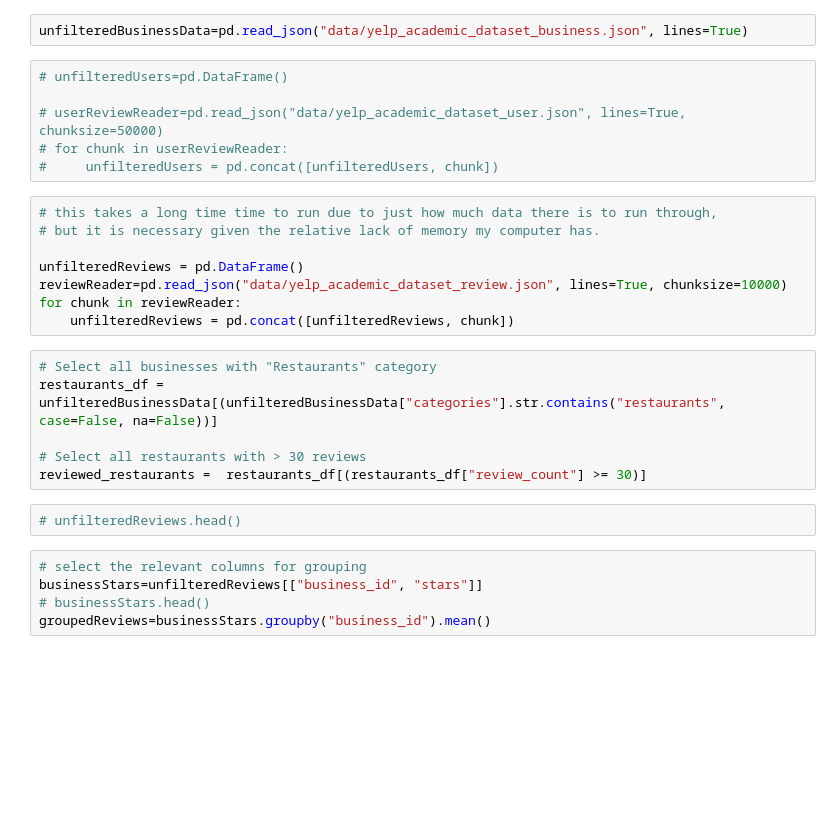
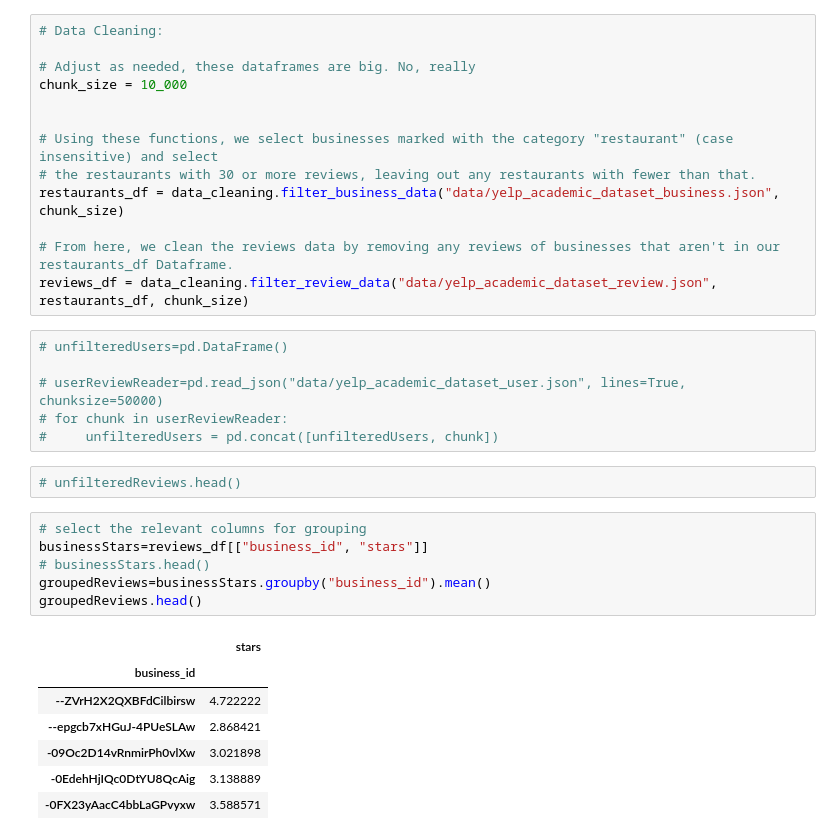
Before and after one commit to uic-cs418/group-project-better-late-than-never, a Jupyter notebook: InitialExploration.ipynb, the cells around one changed output. Cells and saved outputs as stored; diff of their text form; blank space fills up the shorter version.

```diff
--- a/InitialExploration.ipynb
+++ b/InitialExploration.ipynb
@@ -8,32 +10,38 @@ import plotly.express as px
 # %%
-unfilteredBusinessData=pd.read_json("data/yelp_academic_dataset_business.json", lines=True)
+# Data Cleaning:
+
+# Adjust as needed, these dataframes are big. No, really
+chunk_size = 10_000
+
+
+# Using these functions, we select businesses marked with the category "restaurant" (case insensitive) and select
+# the restaurants with 30 or more reviews, leaving out any restaurants with fewer than that.
+restaurants_df = data_cleaning.filter_business_data("data/yelp_academic_dataset_business.json", chunk_size)
+
+# From here, we clean the reviews data by removing any reviews of businesses that aren't in our restaurants_df Dataframe.
+reviews_df = data_cleaning.filter_review_data("data/yelp_academic_dataset_review.json", restaurants_df, chunk_size)
 # %%
 # unfilteredUsers=pd.DataFrame()
 
 # userReviewReader=pd.read_json("data/yelp_academic_dataset_user.json", lines=True, chunksize=50000)
 # for chunk in userReviewReader:
 #     unfilteredUsers = pd.concat([unfilteredUsers, chunk])
-# %%
-# this takes a long time time to run due to just how much data there is to run through,
-# but it is necessary given the relative lack of memory my computer has.
-
-unfilteredReviews = pd.DataFrame()
-reviewReader=pd.read_json("data/yelp_academic_dataset_review.json", lines=True, chunksize=10000)
-for chunk in reviewReader:
-    unfilteredReviews = pd.concat([unfilteredReviews, chunk])
-# %%
-# Select all businesses with "Restaurants" category
-restaurants_df = unfilteredBusinessData[(unfilteredBusinessData["categories"].str.contains("restaurants", case=False, na=False))]
-
-# Select all restaurants with > 30 reviews
-reviewed_restaurants =  restaurants_df[(restaurants_df["review_count"] >= 30)]
 # %%
 # unfilteredReviews.head()
 # %%
 # select the relevant columns for grouping
-businessStars=unfilteredReviews[["business_id", "stars"]]
+businessStars=reviews_df[["business_id", "stars"]]
 # businessStars.head()
 groupedReviews=businessStars.groupby("business_id").mean()
+groupedReviews.head()
+# %% [output]
+|  | stars |
+| business_id |  |
+| --ZVrH2X2QXBFdCilbirsw | 4.722222 |
+| --epgcb7xHGuJ-4PUeSLAw | 2.868421 |
+| -09Oc2D14vRnmirPh0vlXw | 3.021898 |
+| -0EdehHjIQc0DtYU8QcAig | 3.138889 |
+| -0FX23yAacC4bbLaGPvyxw | 3.588571 |
 # %%
 groupedReviewsDF=groupedReviews.reset_index()
 groupedReviewsDF=groupedReviewsDF.rename(columns={"business_id": "business_id", "stars" : "average_stars"})
```
Also changed, not shown: parts of 10 cells of this notebook, 2 other files.
